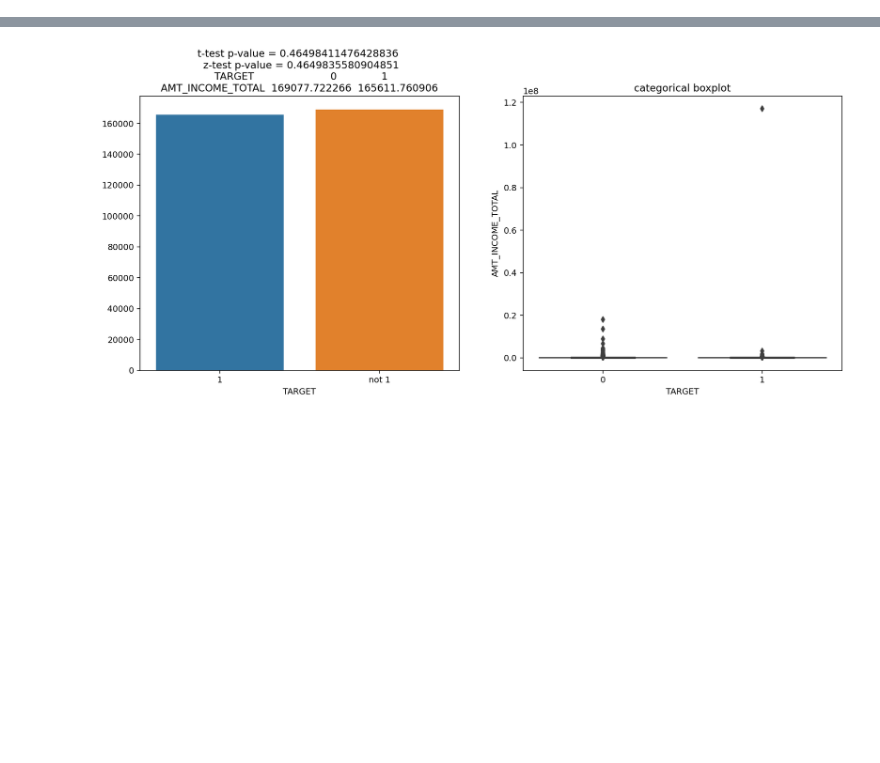
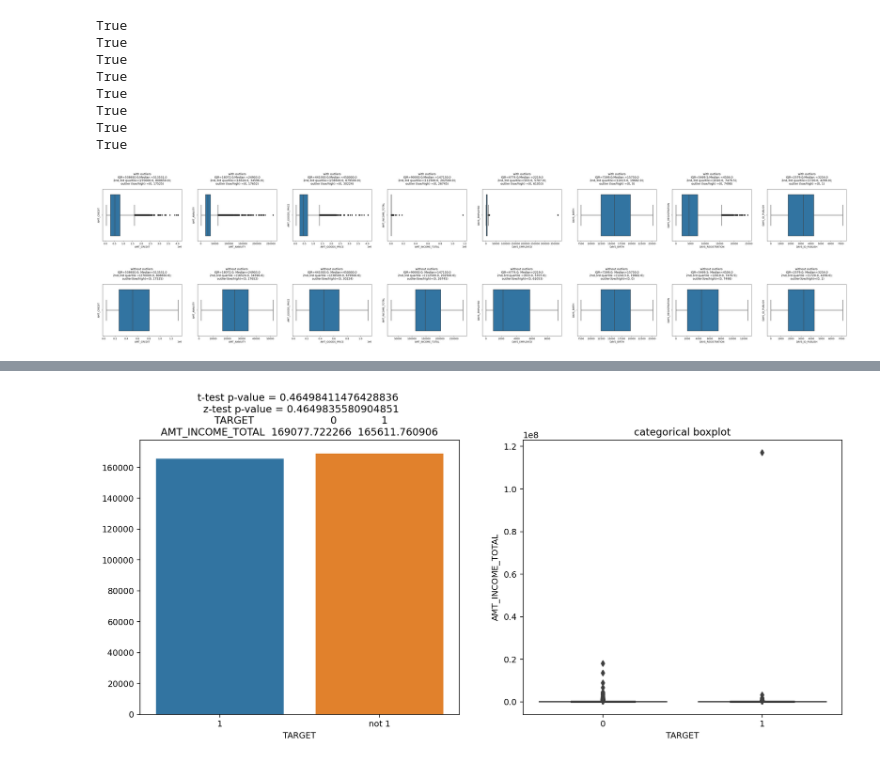
Before and after one commit to Sunil007mba/Bank-loan-analysis, a Jupyter notebook: Bank Loan Case Study.ipynb, the cells around one changed output, grey strips where cells are left out. Saved outputs shown, nothing was run; the diff lists cells and outputs as text; code cells hidden in the pictures; blank space fills up the shorter version.

```diff
--- a/Bank Loan Case Study.ipynb
+++ b/Bank Loan Case Study.ipynb
@@ -357,0 +243,17 @@ UVA_outliers(df1,loan_related_details)
+# %%
+## using custom function to visualize variables with outliers is True
+detect_out(df1,amt_cat,include_outlier=True)
+# %% [output]
+True
+True
+True
+True
+True
+True
+True
+True
+[figure, added]
+# %%
+detect_out(df1,amt_cat,include_outlier=False)
+# %% [output]
+[figure, added]
```
Also changed, not shown: parts of 106 cells of this notebook.
